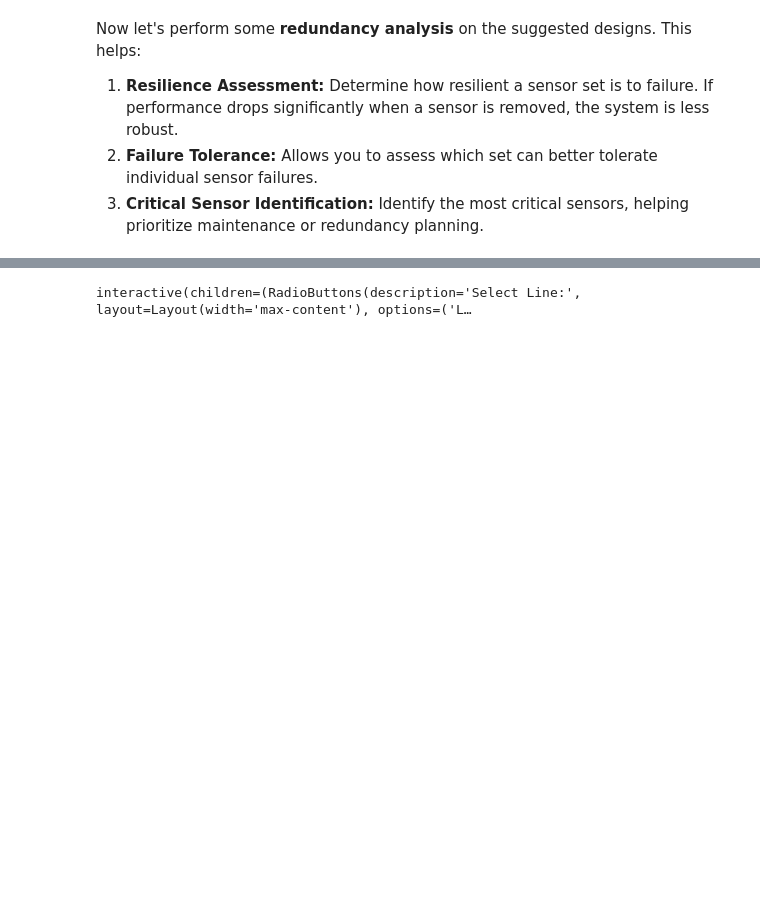
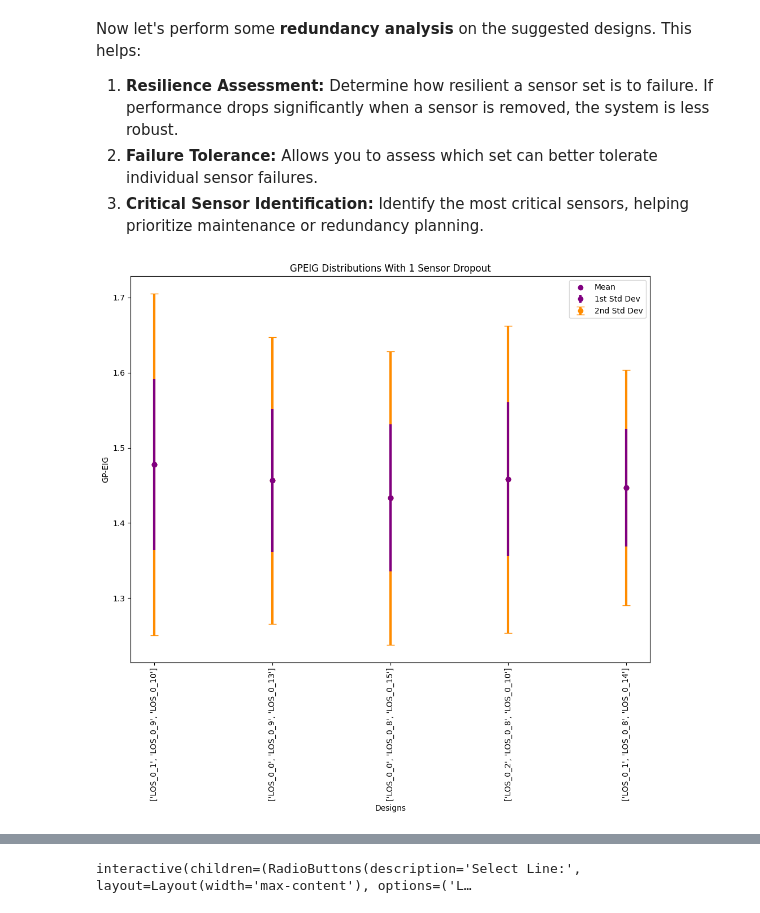
Before and after one commit to digiLab-ai/uncertainty-engine-sdk, a Jupyter notebook: uncertainty_engine_client/indica_demo.ipynb, the cells around one changed output, grey strips where cells are left out. Drawn from its saved outputs; the diff is of its cells as text; code cells hidden in the pictures; blank space fills up the shorter version.

Commit message:
Redundancy analysis and interactive plot exploration

```diff
--- a/uncertainty_engine_client/indica_demo.ipynb
+++ b/uncertainty_engine_client/indica_demo.ipynb
@@ -125,0 +124,4 @@ Now let's perform some <strong>redundancy analysis</strong> on the suggested des
+# %%
+designer.redundancy_analysis([list(s) for s in suggestions.keys()], num_iter=3)
+# %% [output]
+[figure, added]
```
Also changed, not shown: parts of 5 cells of this notebook, 1 other file.
